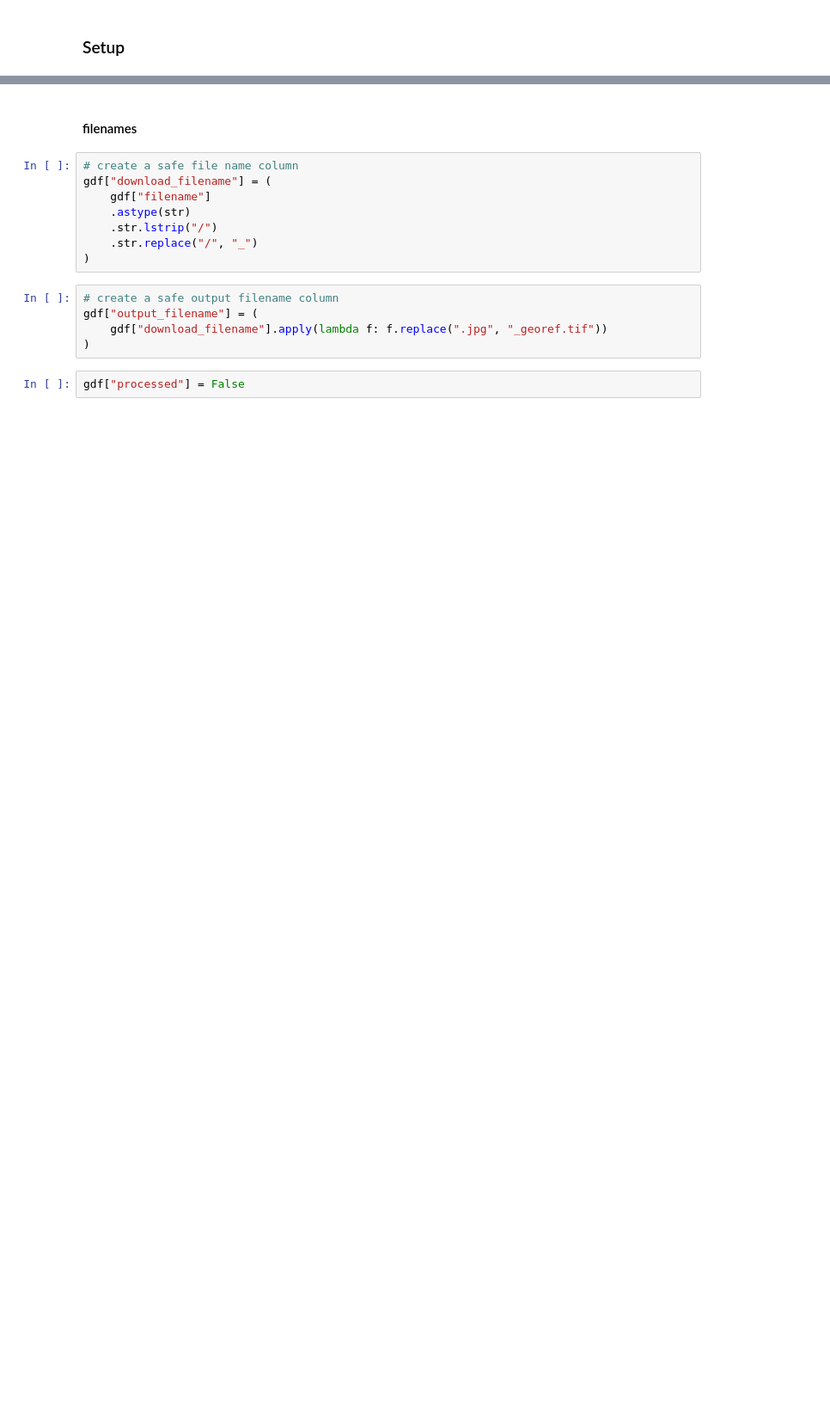
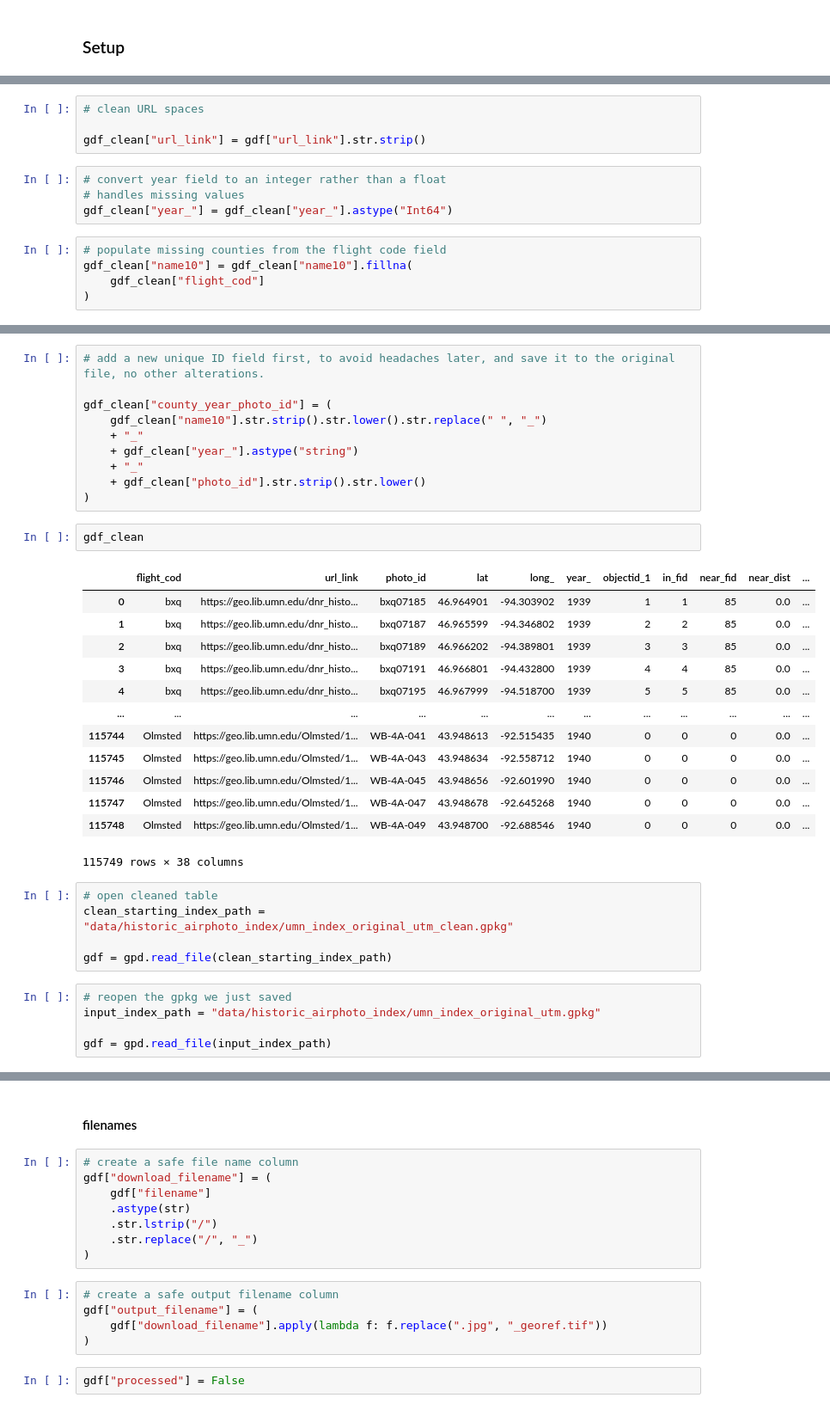
Before and after one commit to cleorose/batch_georef, a Jupyter notebook: index_prep.ipynb, the cells around one changed output, grey strips where cells are left out. Shown at 86% size. Saved outputs shown, nothing was run; the diff lists cells and outputs as text; blank space fills up the shorter version.

Commit message:
more data prep, new table, new extents notebook

```diff
--- a/index_prep.ipynb
+++ b/index_prep.ipynb
@@ -33,0 +72,13 @@ gdf
+# %%
+# clean URL spaces
+
+gdf_clean["url_link"] = gdf["url_link"].str.strip()
+# %%
+# convert year field to an integer rather than a float
+# handles missing values
+gdf_clean["year_"] = gdf_clean["year_"].astype("Int64")
+# %%
+# populate missing counties from the flight code field
+gdf_clean["name10"] = gdf_clean["name10"].fillna(
+    gdf_clean["flight_cod"]
+)
@@ -33,0 +99,36 @@ gdf
+# %%
+# add a new unique ID field first, to avoid headaches later, and save it to the original file, no other alterations.
+
+gdf_clean["county_year_photo_id"] = (
+    gdf_clean["name10"].str.strip().str.lower().str.replace(" ", "_")
+    + "_"
+    + gdf_clean["year_"].astype("string")
+    + "_"
+    + gdf_clean["photo_id"].str.strip().str.lower()
+)
+# %%
+gdf_clean
+# %% [output]
+|  | flight_cod | url_link | photo_id | lat | long_ | year_ | objectid_1 | in_fid | near_fid | near_dist | ... |
+| 0 | bxq | https://geo.lib.umn.edu/dnr_histo... | bxq07185 | 46.964901 | -94.303902 | 1939 | 1 | 1 | 85 | 0.0 | ... |
+| 1 | bxq | https://geo.lib.umn.edu/dnr_histo... | bxq07187 | 46.965599 | -94.346802 | 1939 | 2 | 2 | 85 | 0.0 | ... |
+| 2 | bxq | https://geo.lib.umn.edu/dnr_histo... | bxq07189 | 46.966202 | -94.389801 | 1939 | 3 | 3 | 85 | 0.0 | ... |
+| 3 | bxq | https://geo.lib.umn.edu/dnr_histo... | bxq07191 | 46.966801 | -94.432800 | 1939 | 4 | 4 | 85 | 0.0 | ... |
+| 4 | bxq | https://geo.lib.umn.edu/dnr_histo... | bxq07195 | 46.967999 | -94.518700 | 1939 | 5 | 5 | 85 | 0.0 | ... |
+| ... | ... | ... | ... | ... | ... | ... | ... | ... | ... | ... | ... |
+| 115744 | Olmsted | https://geo.lib.umn.edu/Olmsted/1... | WB-4A-041 | 43.948613 | -92.515435 | 1940 | 0 | 0 | 0 | 0.0 | ... |
+| 115745 | Olmsted | https://geo.lib.umn.edu/Olmsted/1... | WB-4A-043 | 43.948634 | -92.558712 | 1940 | 0 | 0 | 0 | 0.0 | ... |
+| 115746 | Olmsted | https://geo.lib.umn.edu/Olmsted/1... | WB-4A-045 | 43.948656 | -92.601990 | 1940 | 0 | 0 | 0 | 0.0 | ... |
+| 115747 | Olmsted | https://geo.lib.umn.edu/Olmsted/1... | WB-4A-047 | 43.948678 | -92.645268 | 1940 | 0 | 0 | 0 | 0.0 | ... |
+| 115748 | Olmsted | https://geo.lib.umn.edu/Olmsted/1... | WB-4A-049 | 43.948700 | -92.688546 | 1940 | 0 | 0 | 0 | 0.0 | ... |
+115749 rows × 38 columns
+# %%
+# open cleaned table
+clean_starting_index_path = "data/historic_airphoto_index/umn_index_original_utm_clean.gpkg"
+
+gdf = gpd.read_file(clean_starting_index_path)
+# %%
+# reopen the gpkg we just saved
+input_index_path = "data/historic_airphoto_index/umn_index_original_utm.gpkg"
+
+gdf = gpd.read_file(input_index_path)
```
Also changed, not shown: parts of 27 cells of this notebook, 3 other files.
